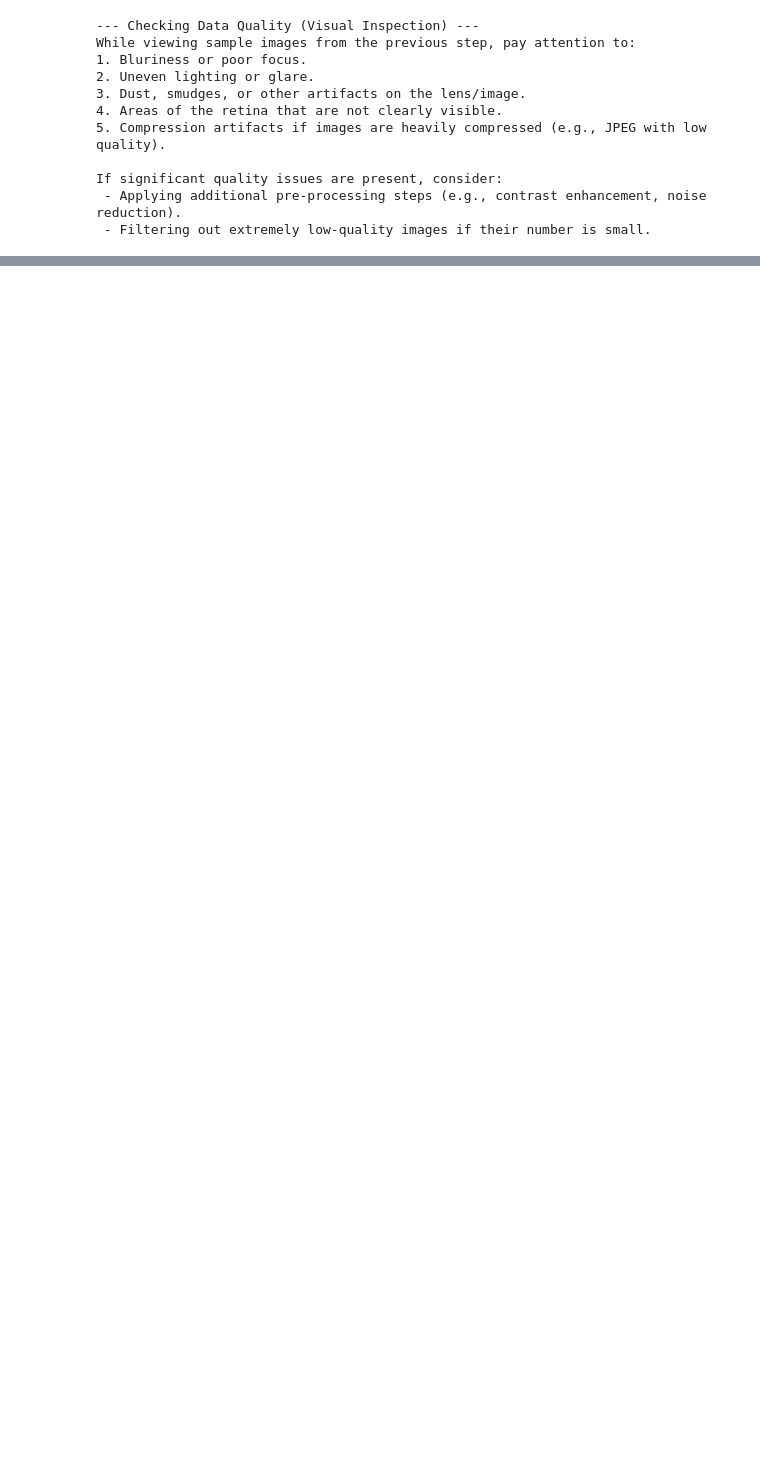
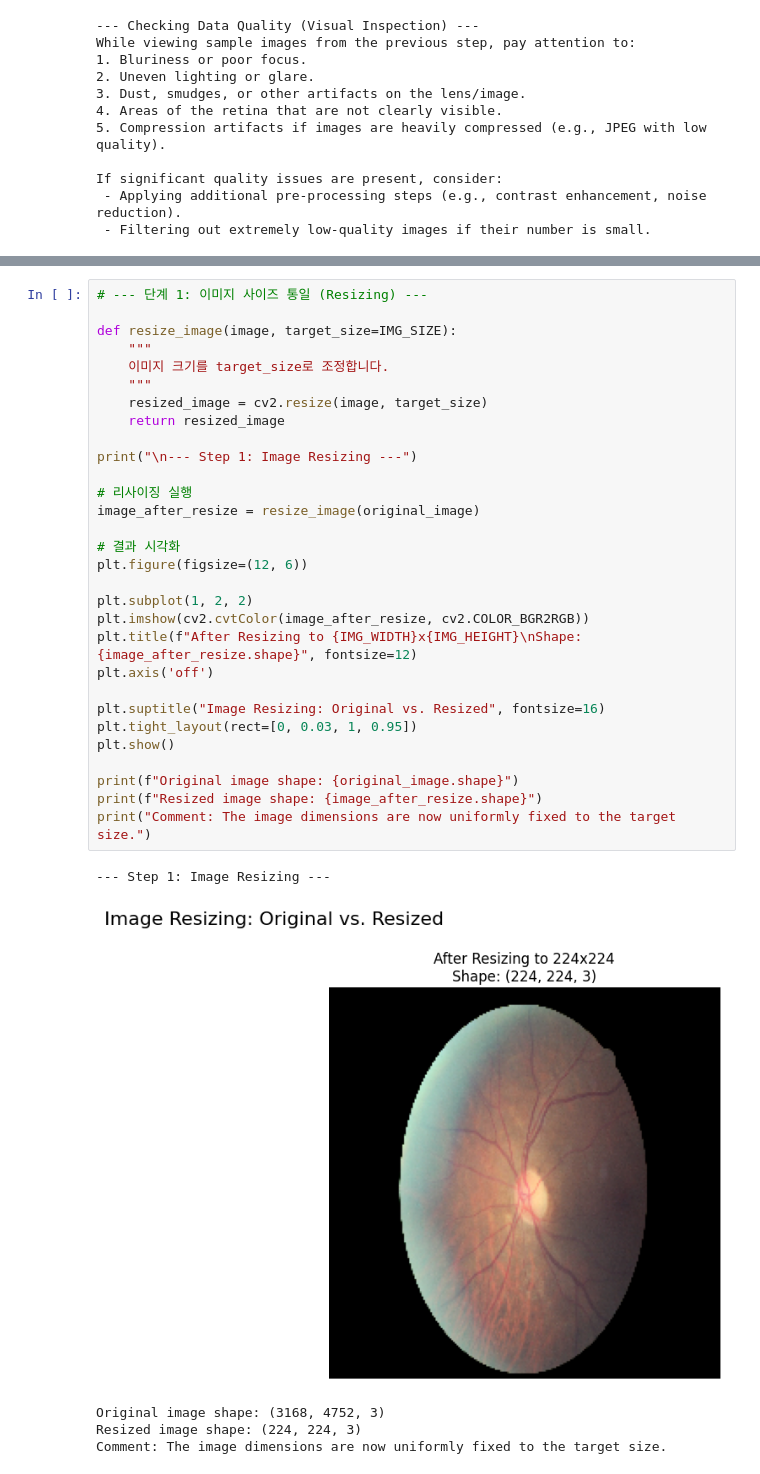
Before and after one commit to dongg00/Deep_Learning-based_Diabetic_Retinopathy_Grading_from_Fundus_Images, a Jupyter notebook: semi01.ipynb, the cells around one changed output, grey strips where cells are left out. Drawn from its saved outputs; the diff is of its cells as text; blank space fills up the shorter version.

```diff
--- a/semi01.ipynb
+++ b/semi01.ipynb
@@ -262,0 +452,36 @@ If significant quality issues are present, consider:
+# %%
+# --- 단계 1: 이미지 사이즈 통일 (Resizing) ---
+
+def resize_image(image, target_size=IMG_SIZE):
+    """
+    이미지 크기를 target_size로 조정합니다.
+    """
+    resized_image = cv2.resize(image, target_size)
+    return resized_image
+
+print("\n--- Step 1: Image Resizing ---")
+
+# 리사이징 실행
+image_after_resize = resize_image(original_image)
+
+# 결과 시각화
+plt.figure(figsize=(12, 6))
+
+plt.subplot(1, 2, 2)
+plt.imshow(cv2.cvtColor(image_after_resize, cv2.COLOR_BGR2RGB))
+plt.title(f"After Resizing to {IMG_WIDTH}x{IMG_HEIGHT}\nShape: {image_after_resize.shape}", fontsize=12)
+plt.axis('off')
+
+plt.suptitle("Image Resizing: Original vs. Resized", fontsize=16)
+plt.tight_layout(rect=[0, 0.03, 1, 0.95])
+plt.show()
+
+print(f"Original image shape: {original_image.shape}")
+print(f"Resized image shape: {image_after_resize.shape}")
+print("Comment: The image dimensions are now uniformly fixed to the target size.")
+# %% [output]
+--- Step 1: Image Resizing ---
+[figure, added]
+Original image shape: (3168, 4752, 3)
+Resized image shape: (224, 224, 3)
+Comment: The image dimensions are now uniformly fixed to the target size.
```
Also changed, not shown: parts of 4 cells of this notebook, 1 other file.
